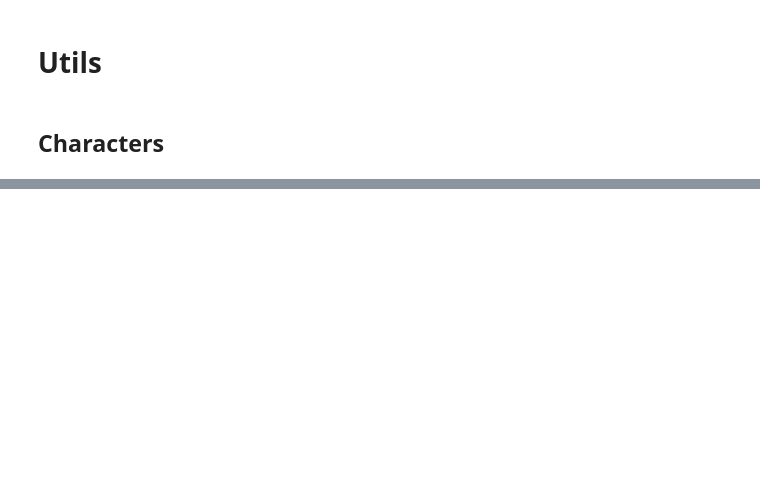
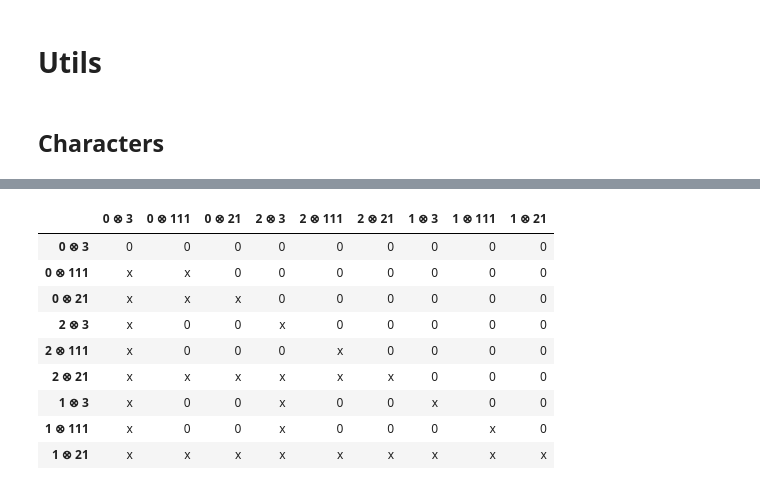
Before and after one commit to ManiShayestehfar/Masters, a Jupyter notebook: equivarient_NN/finite_groups/Cn_X_Sk_Sk-1.ipynb, the cells around one changed output, grey strips where cells are left out. Cells and saved outputs as stored; diff of their text form; code cells hidden in the pictures; blank space fills up the shorter version.

```diff
--- a/equivarient_NN/finite_groups/Cn_X_Sk_Sk-1.ipynb
+++ b/equivarient_NN/finite_groups/Cn_X_Sk_Sk-1.ipynb
@@ -197,3 +301,34 @@ solver.visualise_interaction_graph(graph, group_name=f"C{n} x S{k}", node_size=2
+# %%
+import pandas as pd
+
+nodes = ['0 ⊗ 3',
+         '0 ⊗ 111',
+         '0 ⊗ 21',
+        '2 ⊗ 3',
+        '2 ⊗ 111',
+        '2 ⊗ 21',
+        '1 ⊗ 3',
+        '1 ⊗ 111',
+        '1 ⊗ 21']
+
+A = nx.to_numpy_array(graph, nodelist=nodes).astype(int)
+
+A = np.where(A == 1, 'x', A)
+A = np.where(A == 0.0, None, A)
+
+
+pd.DataFrame(A, index=nodes, columns=nodes)
+# %% [output]
+|  | 0 ⊗ 3 | 0 ⊗ 111 | 0 ⊗ 21 | 2 ⊗ 3 | 2 ⊗ 111 | 2 ⊗ 21 | 1 ⊗ 3 | 1 ⊗ 111 | 1 ⊗ 21 |
+| 0 ⊗ 3 | 0 | 0 | 0 | 0 | 0 | 0 | 0 | 0 | 0 |
+| 0 ⊗ 111 | x | x | 0 | 0 | 0 | 0 | 0 | 0 | 0 |
+| 0 ⊗ 21 | x | x | x | 0 | 0 | 0 | 0 | 0 | 0 |
+| 2 ⊗ 3 | x | 0 | 0 | x | 0 | 0 | 0 | 0 | 0 |
+| 2 ⊗ 111 | x | 0 | 0 | 0 | x | 0 | 0 | 0 | 0 |
+| 2 ⊗ 21 | x | x | x | x | x | x | 0 | 0 | 0 |
+| 1 ⊗ 3 | x | 0 | 0 | x | 0 | 0 | x | 0 | 0 |
+| 1 ⊗ 111 | x | 0 | 0 | x | 0 | 0 | 0 | x | 0 |
+| 1 ⊗ 21 | x | x | x | x | x | x | x | x | x |
 # %%
 col_ranges = {}
 col_labels = []
```
Also changed, not shown: parts of 8 cells of this notebook, 6 other files.
